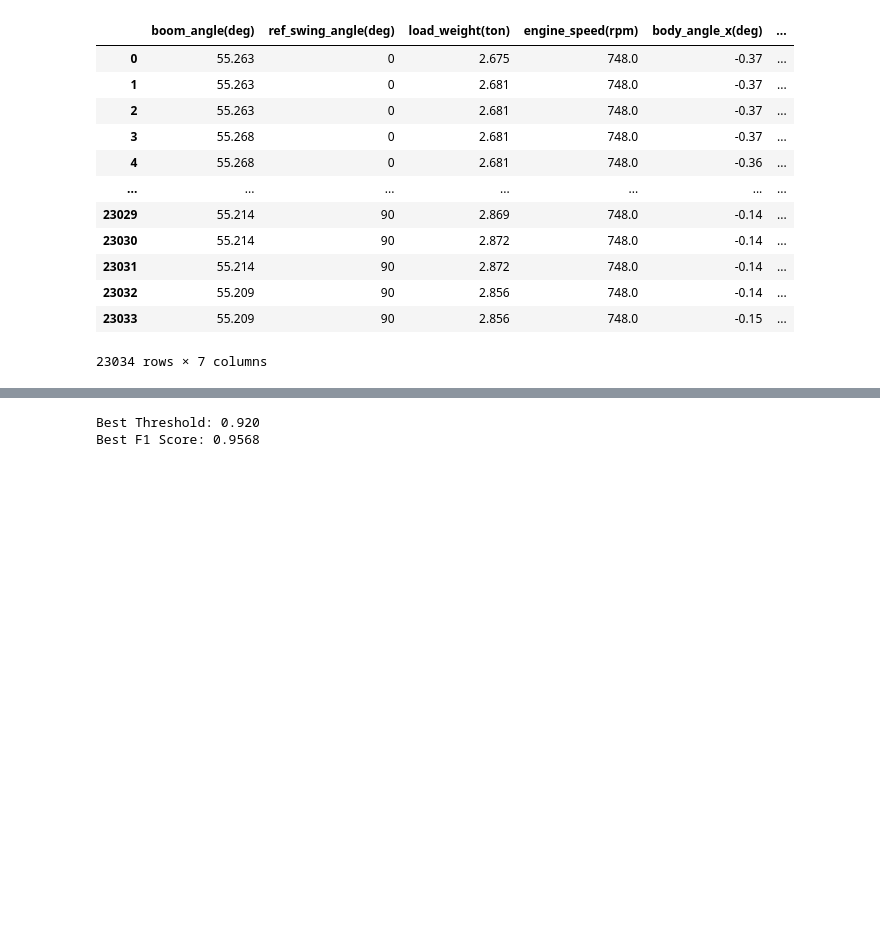
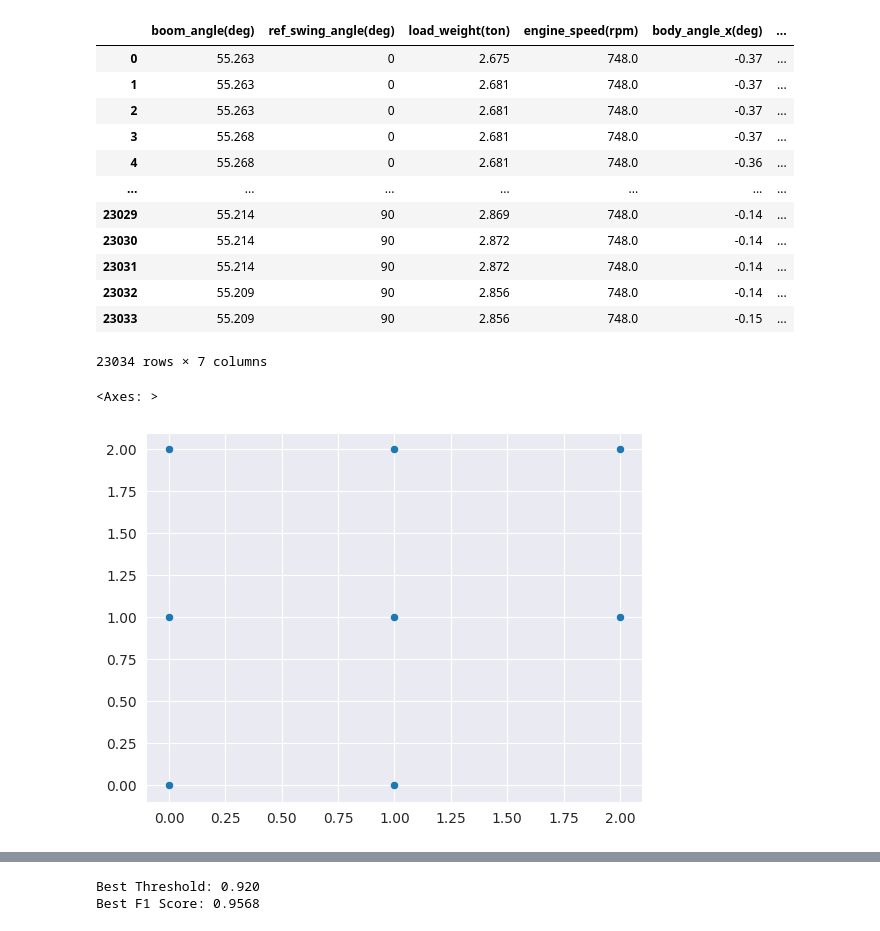
Before and after one commit to jinbeomjeong/estimate_crawler_crane_ground_pressure, a Jupyter notebook: analysis_rollover_detection_onnx_model_15m.ipynb, the cells around one changed output, grey strips where cells are left out. Cells and saved outputs as stored; diff of their text form; code cells hidden in the pictures; blank space fills up the shorter version.

```diff
--- a/analysis_rollover_detection_onnx_model.ipynb
+++ b/analysis_rollover_detection_onnx_model_15m.ipynb
@@ -160,6 +17,10 @@ seq_len = 50
 pred_distance = 0
 
 model = ort.InferenceSession(f"outputs/checkpoints/model_seq_{seq_len}_pred_{pred_distance}_15m.onnx")
+# %%
+feature_name_list = ['boom_angle(deg)', 'ref_swing_angle(deg)', 'load_weight(ton)', 'engine_speed(rpm)',
+                     'body_angle_x(deg)', 'body_angle_y(deg)']
+target_name = 'roll_over_state'
 # %%
 file_name_list = ['data20251222-133102_swing_0_boom_55_1.csv',
                   'data20251222-133551_swing_0_boom_55_2.csv',
@@ -314,3 +173,37 @@ swing_90_data
+# %%
+load_cell_name_list = np.array(load_cell_name_list)
+
+left_diff = np.abs(swing_90_data[load_cell_name_list[0]] - swing_90_data[load_cell_name_list[3]])
+left_diff = left_diff.to_numpy()
+
+right_diff = np.abs(swing_90_data[load_cell_name_list[2]] - swing_90_data[load_cell_name_list[5]])
+right_diff = right_diff.to_numpy()
+
+left_sum = swing_90_data[load_cell_name_list[0]] + swing_90_data[load_cell_name_list[3]]
+left_sum = left_sum.to_numpy()
+
+right_sum = swing_90_data[load_cell_name_list[2]] + swing_90_data[load_cell_name_list[5]]
+right_sum = right_sum.to_numpy()
+
+left_ratio = left_diff/(left_sum+0.001)
+right_ratio = right_diff/(right_sum+0.001)
+
+load_ratio = hmean([left_ratio, right_ratio], axis=0)
+roll_over_state_1 = (load_ratio < 0.4)*1
+roll_over_state_2 = (load_ratio < 0.35)*1
+
+roll_over_state_int = []
+
+for i in load_ratio:
+    if i >= 0.4:
+        roll_over_state_int.append(0)
+    if 0.4 > i >= 0.35:
+        roll_over_state_int.append(1)
+    if i < 0.35:
+        roll_over_state_int.append(2)
+
+swing_90_data['load_ratio'] = load_ratio
+swing_90_data[target_name] = np.array(roll_over_state_int)
 # %%
 swing_90_dataset = swing_90_data[feature_name_list + [target_name]]
 # %%
@@ -348,2 +243,7 @@ for input_sig in tqdm(feature):
 
 pred_arr = np.array(pred_list)
+# %%
+sns.scatterplot(x=target, y=pred_arr)
+# %% [output]
+<Axes: >
+[figure, added]
```
Also changed, not shown: parts of 17 cells of this notebook, 23 other files.
